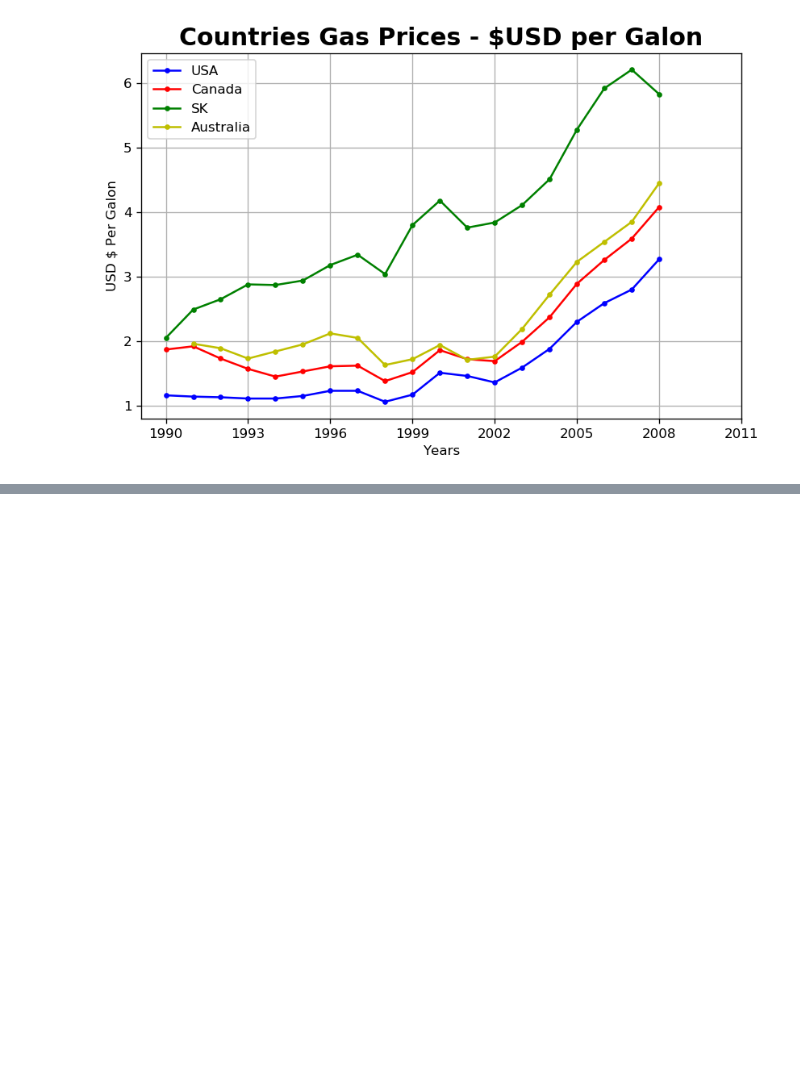
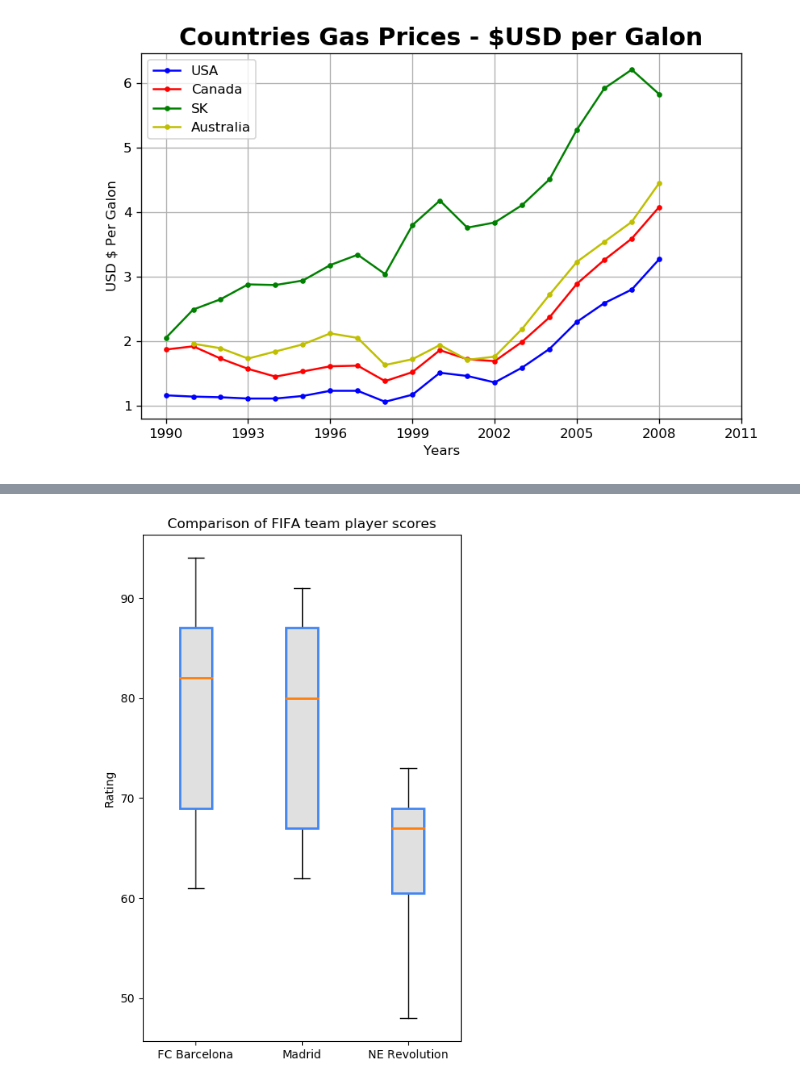
Before and after one commit to benmcmaster1/python_da3, a Jupyter notebook: Gas_Price_Country_Year.ipynb, the cells around one changed output, grey strips where cells are left out. Drawn from its saved outputs; the diff is of its cells as text; code cells hidden in the pictures; blank space fills up the shorter version.

```diff
--- a/Gas_Price_Country_Year.ipynb
+++ b/Gas_Price_Country_Year.ipynb
@@ -37,0 +125,28 @@ plt.show()
+# %%
+# lists out the Overall stat for each line that matches Club with FC Barcelona
+barcelona = fifa.loc[fifa.Club == 'FC Barcelona']['Overall']
+madrid = fifa.loc[fifa.Club == 'Real Madrid']['Overall']
+revs = fifa.loc[fifa.Club == 'New England Revolution']['Overall']
+
+plt.figure(figsize=(5,8))
+
+labels = ['FC Barcelona','Madrid','NE Revolution']
+
+plt.style.use('default')
+
+#patch_artist needed to set box fill colours.
+boxes = plt.boxplot([barcelona, madrid, revs], labels=labels, patch_artist=True, medianprops={'linewidth':2})
+
+for box in boxes['boxes']:
+    # set edge colour
+    box.set(color='#4286f4', linewidth=2)
+
+    # set fill colour
+    box.set(facecolor='#e0e0e0')
+
+plt.title('Comparison of FIFA team player scores')
+plt.ylabel('Rating')
+
+plt.show()
+# %% [output]
+[figure, added]
```
Also changed, not shown: parts of 10 cells of this notebook.
